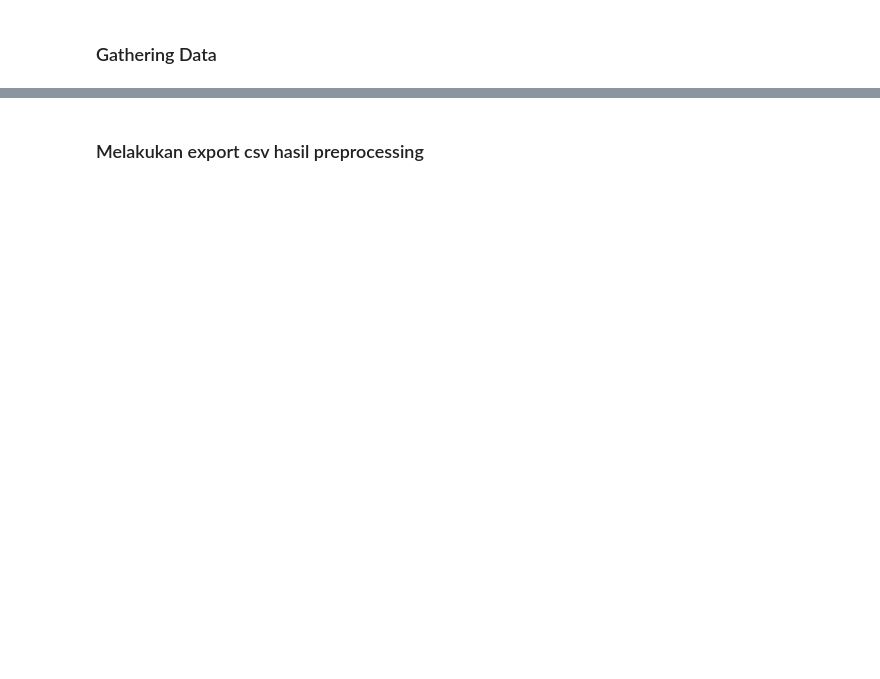
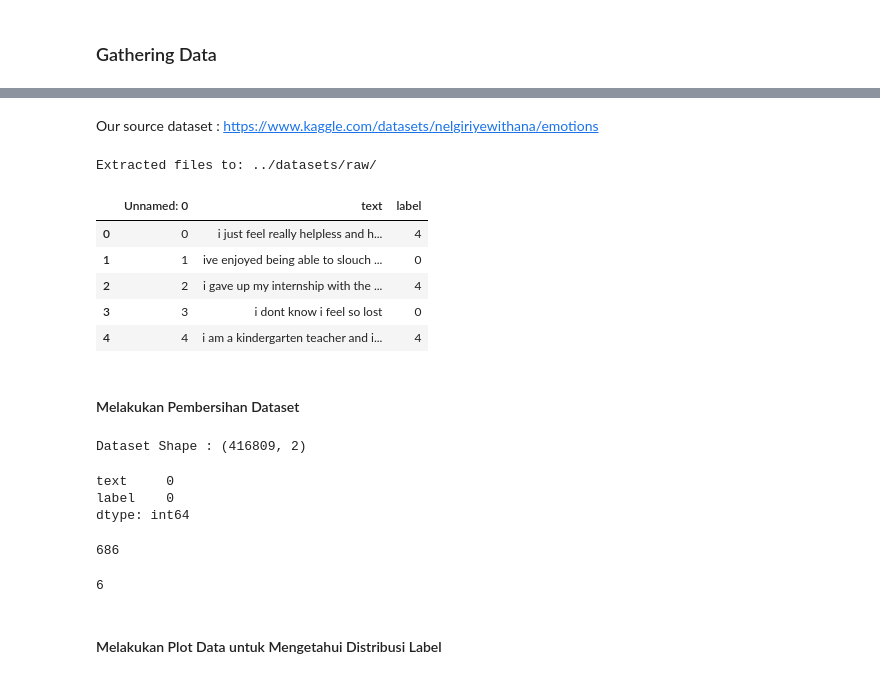
Before and after one commit to Capstone-DIY/Machine-Learning, a Jupyter notebook: notebooks/preprocessing_final.ipynb, the cells around one changed output, grey strips where cells are left out. Cells and saved outputs as stored; diff of their text form; code cells hidden in the pictures; blank space fills up the shorter version.

```diff
--- a/notebooks/preprocessing_final.ipynb
+++ b/notebooks/preprocessing_final.ipynb
@@ -382,2 +58,0 @@ data_val = normalize_text(data_val)
-# %% [markdown]
-### Melakukan export csv hasil preprocessing
@@ -387,0 +59,35 @@ data_val.to_csv('../datasets/output_preprocess/data_val.csv', index=False)
+# %% [markdown]
+Our source dataset : https://www.kaggle.com/datasets/nelgiriyewithana/emotions
+# %%
+import zipfile
+import os
+
+# Path to the zip file
+zip_file_path = "../datasets/raw/emotions.zip"
+
+# Directory to extract the contents
+extract_to_path = "../datasets/raw/"
+
+# Create the directory if it doesn't exist
+os.makedirs(extract_to_path, exist_ok=True)
+
+# Open and extract the zip file
+with zipfile.ZipFile(zip_file_path, 'r') as zip_ref:
+    zip_ref.extractall(extract_to_path)
+
+print(f"Extracted files to: {extract_to_path}")
+# %% [output]
+Extracted files to: ../datasets/raw/
+# %%
+df = pd.read_csv('../datasets/raw/text.csv')
+
+df.head()
+# %% [output]
+|  | Unnamed: 0 | text | label |
+| 0 | 0 | i just feel really helpless and h... | 4 |
+| 1 | 1 | ive enjoyed being able to slouch ... | 0 |
+| 2 | 2 | i gave up my internship with the ... | 4 |
+| 3 | 3 | i dont know i feel so lost | 0 |
+| 4 | 4 | i am a kindergarten teacher and i... | 4 |
+# %% [markdown]
+#### Melakukan Pembersihan Dataset
@@ -387,0 +96,20 @@ data_val.to_csv('../datasets/output_preprocess/data_val.csv', index=False)
+# %%
+print(f'Dataset Shape : {df.shape}')
+# %% [output]
+Dataset Shape : (416809, 2)
+# %%
+df.isnull().sum()
+# %% [output]
+text     0
+label    0
+dtype: int64
+# %%
+df.duplicated().sum()
+# %% [output]
+686
+# %%
+df['label'].nunique()
+# %% [output]
+6
+# %% [markdown]
+#### Melakukan Plot Data untuk Mengetahui Distribusi Label
```
Also changed, not shown: parts of 61 cells of this notebook, 14 other files.
